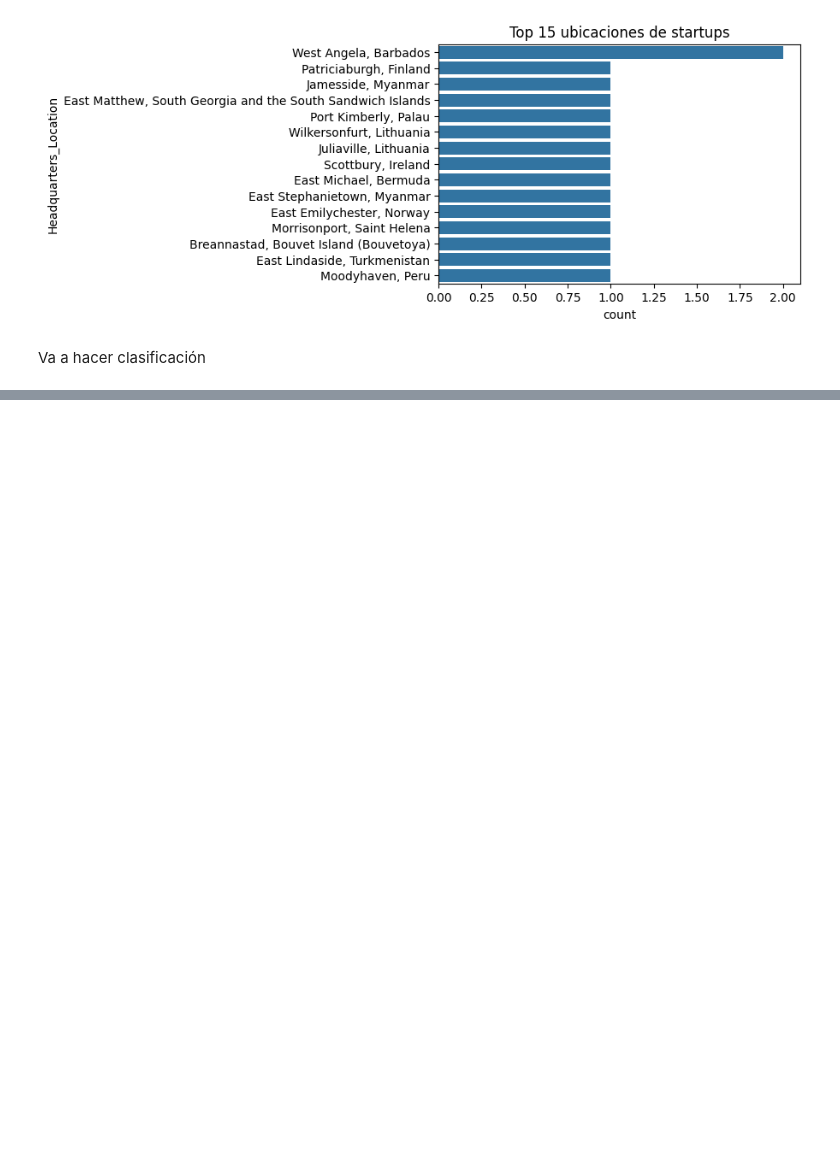
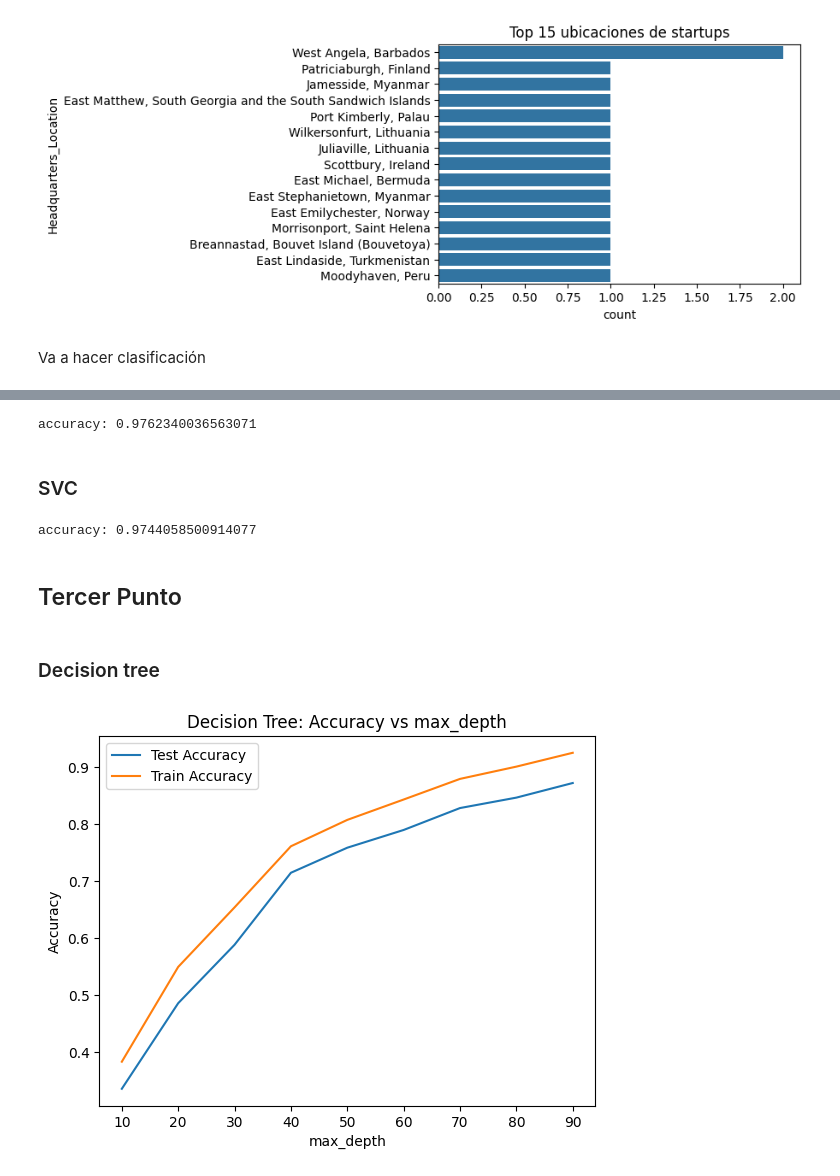
Before and after one commit to mick2332-q/Clasificaci-n-de-Pitches-de-Startups, a Jupyter notebook: proyecto.ipynb, the cells around one changed output, grey strips where cells are left out. Cells and saved outputs as stored; diff of their text form; code cells hidden in the pictures; blank space fills up the shorter version.

```diff
--- a/proyecto.ipynb
+++ b/proyecto.ipynb
@@ -126,0 +153,6 @@ Va a hacer clasificación
+# %%
+from sklearn.tree import DecisionTreeClassifier
+
+est = DecisionTreeClassifier()
+est.fit(X_train_vec, y_train)
+print('accuracy:',accuracy_score(est.predict(X_test_vec), y_test))
@@ -126,0 +163,47 @@ Va a hacer clasificación
+# %%
+from sklearn.ensemble import RandomForestClassifier
+
+est = RandomForestClassifier()
+est.fit(X_train_vec, y_train)
+print('accuracy:',accuracy_score(est.predict(X_test_vec), y_test))
+# %% [output]
+accuracy: 0.9762340036563071
+# %% [markdown]
+### SVC
+# %%
+from sklearn.svm import SVC
+
+est = SVC()
+est.fit(X_train_vec, y_train)
+print('accuracy:',accuracy_score(est.predict(X_test_vec), y_test))
+# %% [output]
+accuracy: 0.9744058500914077
+# %% [markdown]
+## Tercer Punto
+# %% [markdown]
+### Decision tree
+# %%
+import matplotlib.pyplot as plt
+from sklearn.tree import DecisionTreeClassifier
+
+max_depths = range(10, 100, 10)
+accuracies_test = []
+accuracies_train = []
+
+for d in max_depths:
+    model = DecisionTreeClassifier(max_depth=d)
+    model.fit(X_train_vec, y_train)
+    accuracy_test = accuracy_score(y_test, model.predict(X_test_vec))
+    accuracy_train = accuracy_score(y_train, model.predict(X_train_vec))
+    accuracies_test.append(accuracy_test)
+    accuracies_train.append(accuracy_train)
+
+plt.plot(max_depths, accuracies_test, label='Test Accuracy')
+plt.plot(max_depths, accuracies_train, label='Train Accuracy')
+plt.xlabel('max_depth')
+plt.ylabel('Accuracy')
+plt.legend()
+plt.title('Decision Tree: Accuracy vs max_depth')
+plt.show()
+# %% [output]
+[figure, added]
```
Also changed, not shown: parts of 16 cells of this notebook, 1 other file.
